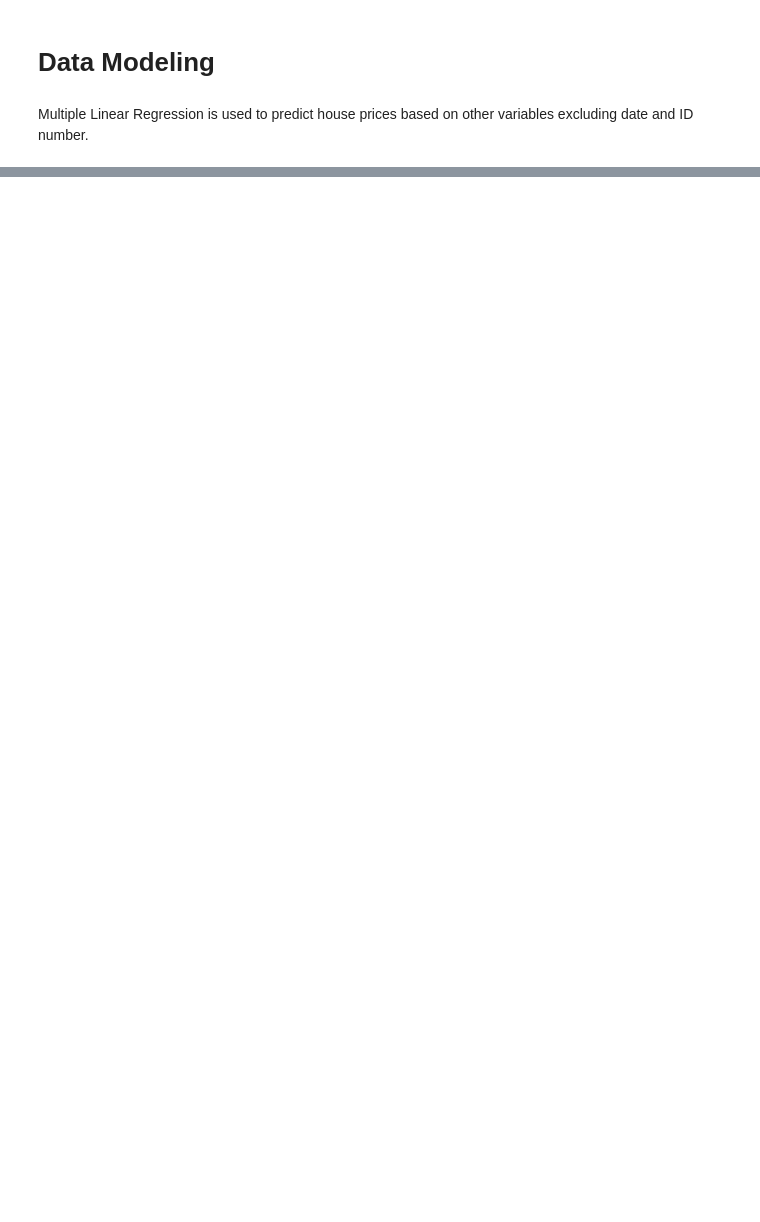
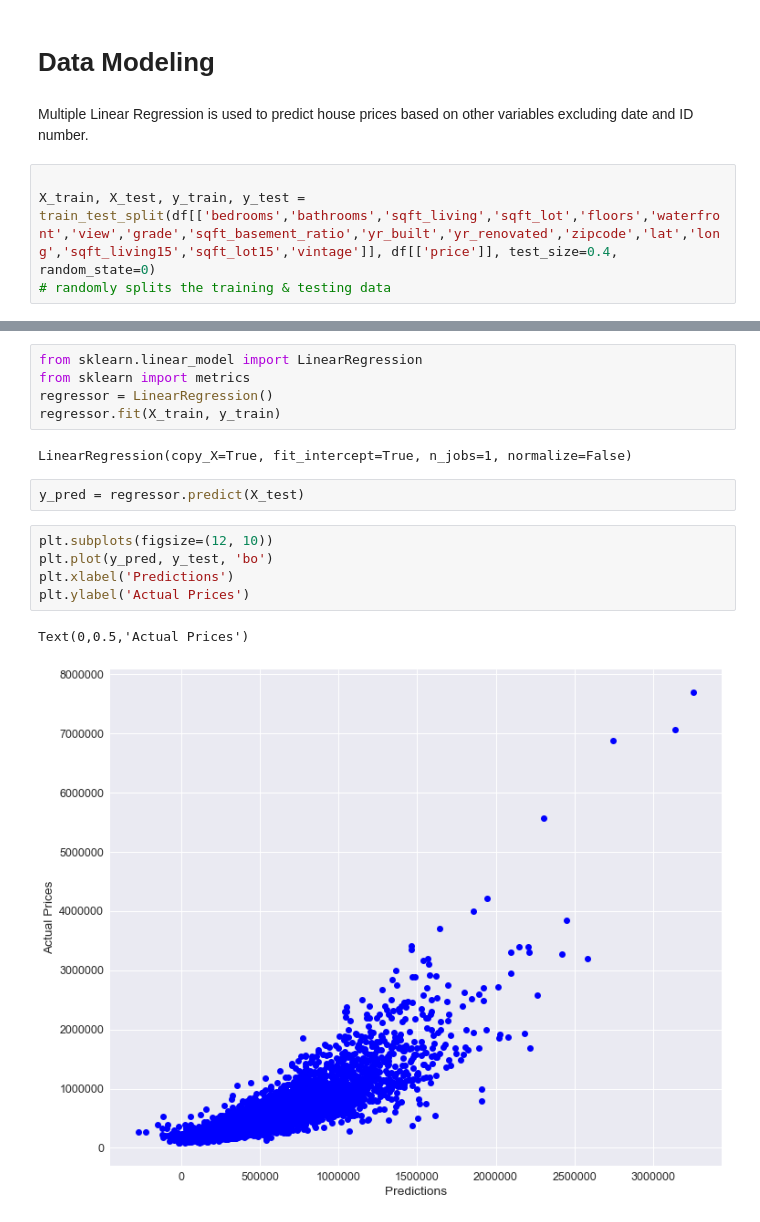
Before and after one commit to larnylopez/STAT-131-Project, a Jupyter notebook: final-checkpoint.ipynb, the cells around one changed output, grey strips where cells are left out. Drawn from its saved outputs; the diff is of its cells as text; blank space fills up the shorter version.

```diff
--- a/final-checkpoint.ipynb
+++ b/final-checkpoint.ipynb
@@ -304,3 +304,7 @@ df.head()
 # Data Modeling
 # %% [markdown]
 Multiple Linear Regression is used to predict house prices based on other variables excluding date and ID number.
+# %%
+
+X_train, X_test, y_train, y_test = train_test_split(df[['bedrooms','bathrooms','sqft_living','sqft_lot','floors','waterfront','view','grade','sqft_basement_ratio','yr_built','yr_renovated','zipcode','lat','long','sqft_living15','sqft_lot15','vintage']], df[['price']], test_size=0.4, random_state=0)
+# randomly splits the training & testing data
@@ -334 +346,18 @@ Warnings:
 strong multicollinearity or other numerical problems.
+# %%
+from sklearn.linear_model import LinearRegression
+from sklearn import metrics
+regressor = LinearRegression()
+regressor.fit(X_train, y_train)
+# %% [output]
+LinearRegression(copy_X=True, fit_intercept=True, n_jobs=1, normalize=False)
+# %%
+y_pred = regressor.predict(X_test)
+# %%
+plt.subplots(figsize=(12, 10))
+plt.plot(y_pred, y_test, 'bo')
+plt.xlabel('Predictions')
+plt.ylabel('Actual Prices')
+# %% [output]
+Text(0,0.5,'Actual Prices')
+[figure, added]
```
Also changed, not shown: parts of 7 cells of this notebook.
